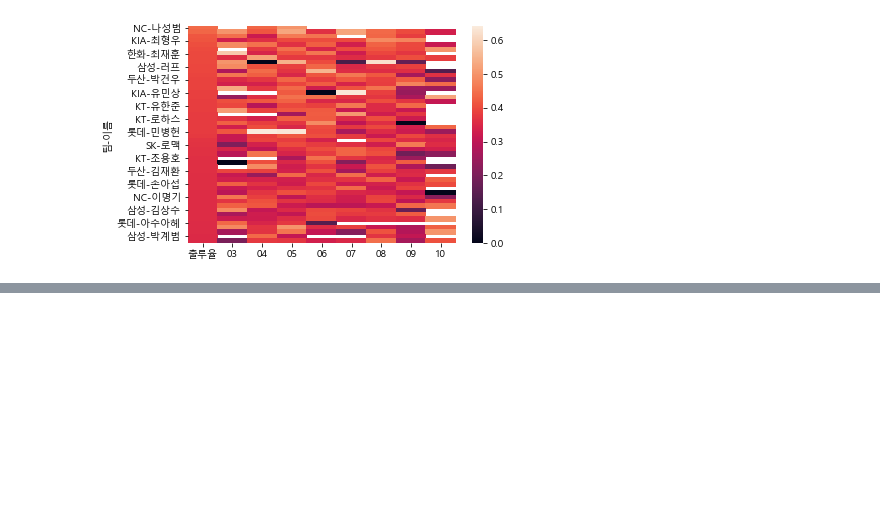
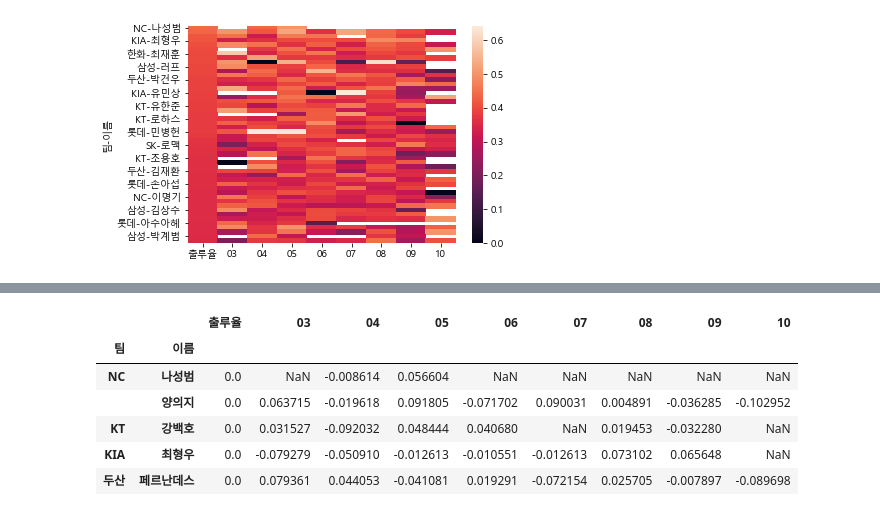
Before and after one commit to psuny1116/Project_by_lecture, a Jupyter notebook: Baseball analysis.ipynb, the cells around one changed output, grey strips where cells are left out. Cells and saved outputs as stored; diff of their text form; code cells hidden in the pictures; blank space fills up the shorter version.

```diff
--- a/Baseball analysis.ipynb
+++ b/Baseball analysis.ipynb
@@ -529,0 +542,17 @@ fig, ax = plt.
+# %%
+# 월별 출루율을 시즌 출루율 대비한 값으로 변경하여 월별 변화 정도 확인(시즌 전체 대비 월별 실적)
+
+for col in df_selected.columns[1:]:
+    df_selected[col] = df_selected[col] - df_selected['출루율']
+
+df_selected['출루율'] = 0.0     # 출루율은 0으로 변환
+
+df_selected.head()
+# %% [output]
+|  |  | 출루율 | 03 | 04 | 05 | 06 | 07 | 08 | 09 | 10 |
+| 팀 | 이름 |  |  |  |  |  |  |  |  |  |
+| NC | 나성범 | 0.0 | NaN | -0.008614 | 0.056604 | NaN | NaN | NaN | NaN | NaN |
+|  | 양의지 | 0.0 | 0.063715 | -0.019618 | 0.091805 | -0.071702 | 0.090031 | 0.004891 | -0.036285 | -0.102952 |
+| KT | 강백호 | 0.0 | 0.031527 | -0.092032 | 0.048444 | 0.040680 | NaN | 0.019453 | -0.032280 | NaN |
+| KIA | 최형우 | 0.0 | -0.079279 | -0.050910 | -0.012613 | -0.010551 | -0.012613 | 0.073102 | 0.065648 | NaN |
+| 두산 | 페르난데스 | 0.0 | 0.079361 | 0.044053 | -0.041081 | 0.019291 | -0.072154 | 0.025705 | -0.007897 | -0.089698 |
```
Also changed, not shown: parts of 5 cells of this notebook.
